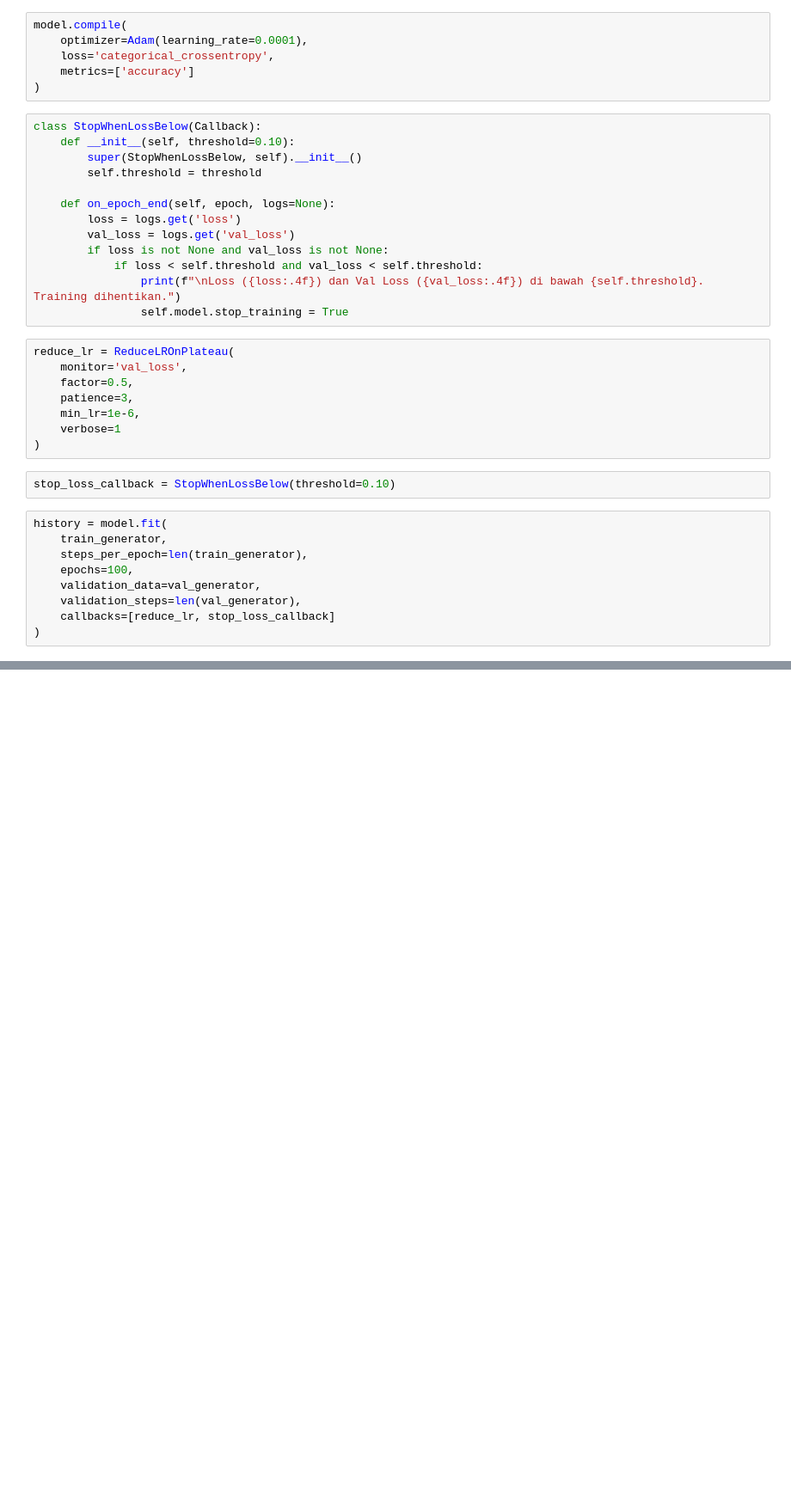
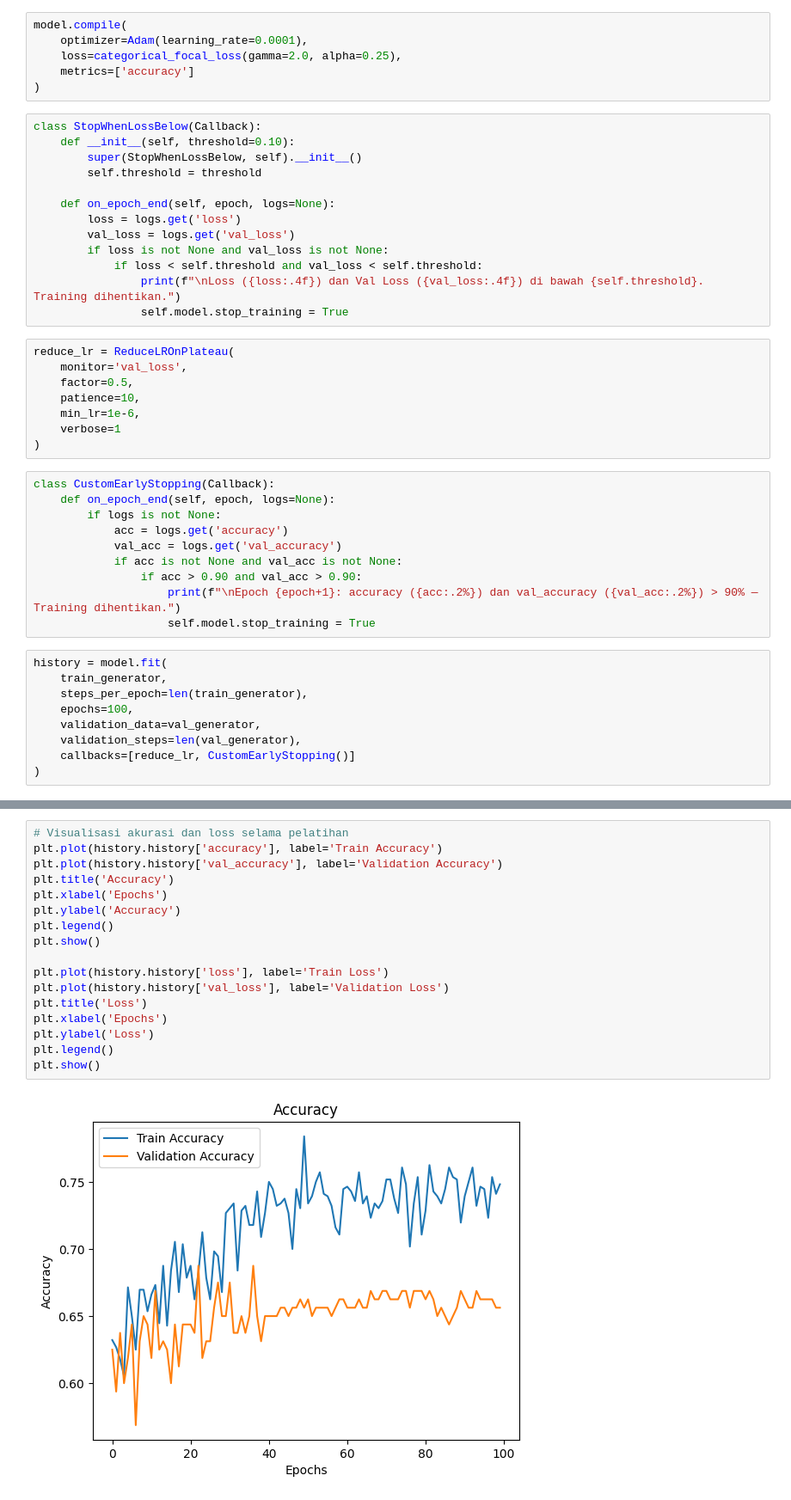
Before and after one commit to chimzy11/Klasifikasi_SBW, a Jupyter notebook: preprocess_augment.ipynb, the cells around one changed output, grey strips where cells are left out. Shown: that part at 86% size. Saved outputs shown, nothing was run; the diff lists cells and outputs as text; blank space fills up the shorter version.

```diff
--- a/preprocess_augment.ipynb
+++ b/preprocess_augment.ipynb
@@ -116,7 +131,7 @@ Downloading data from https://storage.googleapis.com/tensorflow/keras-applicatio
 # %%
 model.compile(
     optimizer=Adam(learning_rate=0.0001),
-    loss='categorical_crossentropy',
+    loss=categorical_focal_loss(gamma=2.0, alpha=0.25),
     metrics=['accuracy']
 )
 # %%
@@ -136,12 +151,20 @@ class StopWhenLossBelow(Callback):
 reduce_lr = ReduceLROnPlateau(
     monitor='val_loss',
     factor=0.5,
-    patience=3,
+    patience=10,
     min_lr=1e-6,
     verbose=1
 )
 # %%
-stop_loss_callback = StopWhenLossBelow(threshold=0.10)
+class CustomEarlyStopping(Callback):
+    def on_epoch_end(self, epoch, logs=None):
+        if logs is not None:
+            acc = logs.get('accuracy')
+            val_acc = logs.get('val_accuracy')
+            if acc is not None and val_acc is not None:
+                if acc > 0.90 and val_acc > 0.90:
+                    print(f"\nEpoch {epoch+1}: accuracy ({acc:.2%}) dan val_accuracy ({val_acc:.2%}) > 90% — Training dihentikan.")
+                    self.model.stop_training = True
 # %%
 history = model.fit(
     train_generator,
@@ -149,6 +172,6 @@ history = model.fit(
     epochs=100,
     validation_data=val_generator,
     validation_steps=len(val_generator),
-    callbacks=[reduce_lr, stop_loss_callback]
+    callbacks=[reduce_lr, CustomEarlyStopping()]
 )
 # %% [output]
@@ -155,0 +195,19 @@ NameError: name 'model' is not defined
+# %%
+# Visualisasi akurasi dan loss selama pelatihan
+plt.plot(history.history['accuracy'], label='Train Accuracy')
+plt.plot(history.history['val_accuracy'], label='Validation Accuracy')
+plt.title('Accuracy')
+plt.xlabel('Epochs')
+plt.ylabel('Accuracy')
+plt.legend()
+plt.show()
+
+plt.plot(history.history['loss'], label='Train Loss')
+plt.plot(history.history['val_loss'], label='Validation Loss')
+plt.title('Loss')
+plt.xlabel('Epochs')
+plt.ylabel('Loss')
+plt.legend()
+plt.show()
+# %% [output]
+[figure, added]
```
Also changed, not shown: parts of 15 cells of this notebook.
